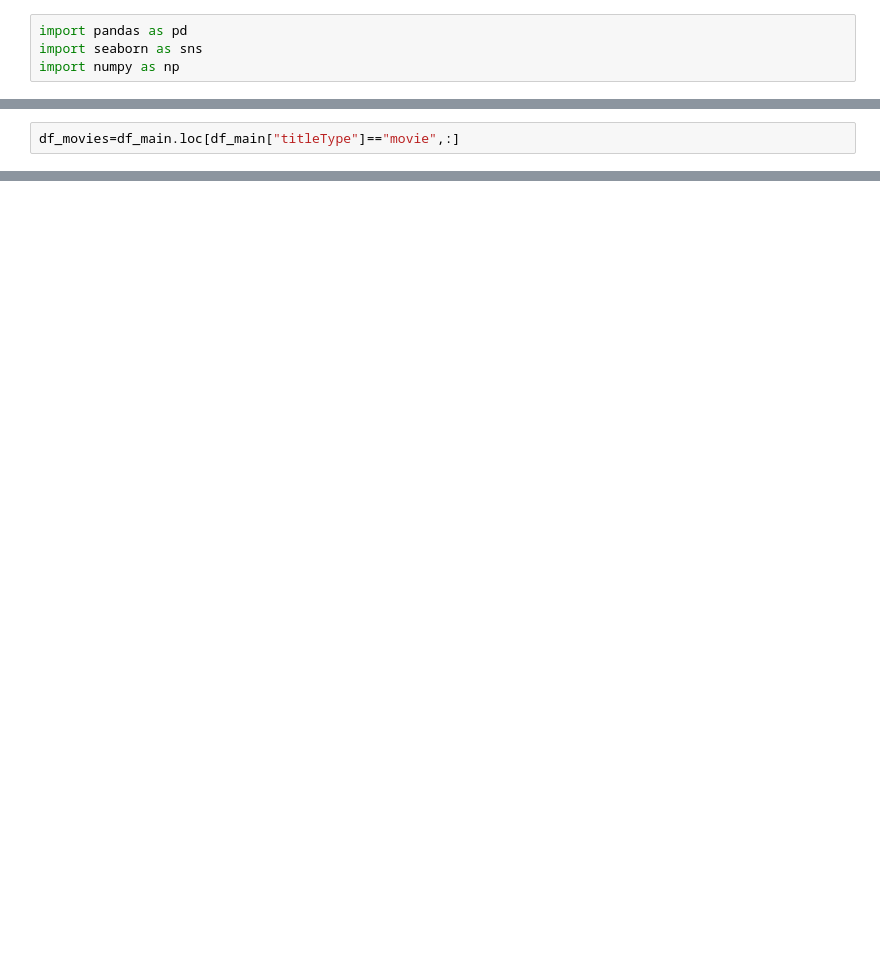
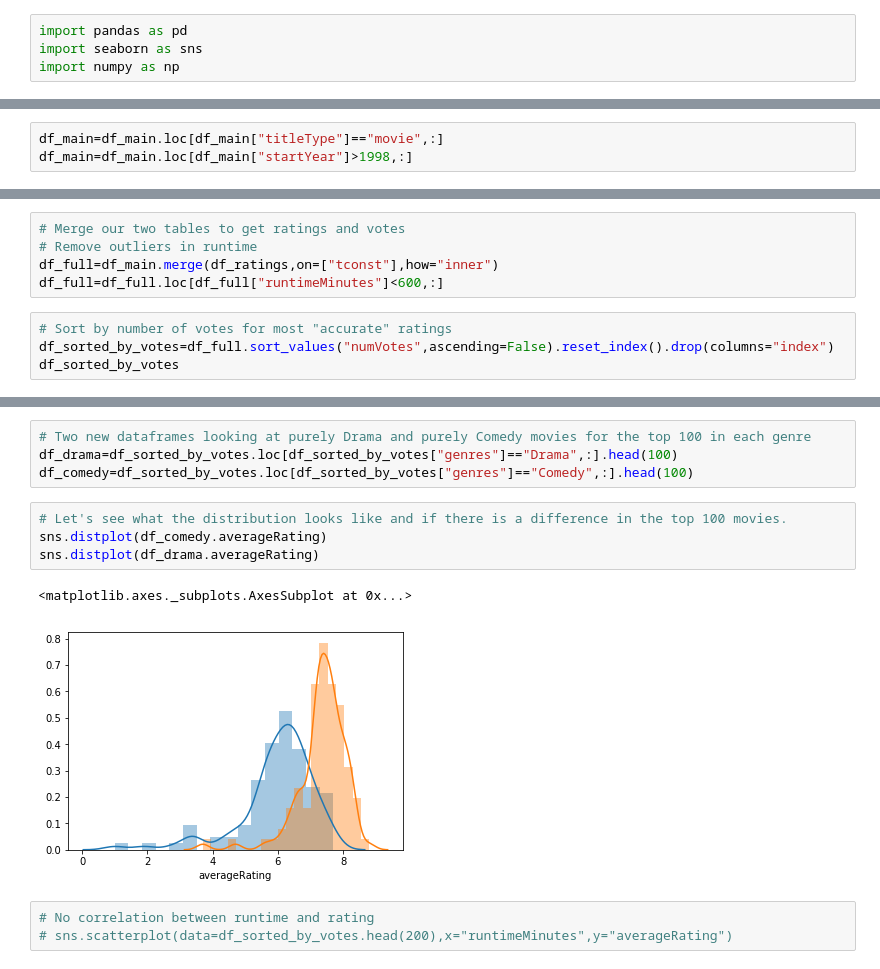
Before and after one commit to Greg-S-12/movies_project3, a Jupyter notebook: Data_Cleaning.ipynb, the cells around one changed output, grey strips where cells are left out. Drawn from its saved outputs; the diff is of its cells as text; blank space fills up the shorter version.

```diff
--- a/Data_Cleaning.ipynb
+++ b/Data_Cleaning.ipynb
@@ -17,2 +36,3 @@ array(['short', 'movie', 'tvMovie', 'tvSeries', 'tvEpisode', 'tvShort',
 # %%
-df_movies=df_main.loc[df_main["titleType"]=="movie",:]
+df_main=df_main.loc[df_main["titleType"]=="movie",:]
+df_main=df_main.loc[df_main["startYear"]>1998,:]
@@ -52,0 +60,9 @@ TypeError: '>' not supported between instances of 'int' and 'str'
+# %%
+# Merge our two tables to get ratings and votes
+# Remove outliers in runtime
+df_full=df_main.merge(df_ratings,on=["tconst"],how="inner")
+df_full=df_full.loc[df_full["runtimeMinutes"]<600,:]
+# %%
+# Sort by number of votes for most "accurate" ratings
+df_sorted_by_votes=df_full.sort_values("numVotes",ascending=False).reset_index().drop(columns="index")
+df_sorted_by_votes
@@ -52,0 +88,14 @@ TypeError: '>' not supported between instances of 'int' and 'str'
+# %%
+# Two new dataframes looking at purely Drama and purely Comedy movies for the top 100 in each genre
+df_drama=df_sorted_by_votes.loc[df_sorted_by_votes["genres"]=="Drama",:].head(100)
+df_comedy=df_sorted_by_votes.loc[df_sorted_by_votes["genres"]=="Comedy",:].head(100)
+# %%
+# Let's see what the distribution looks like and if there is a difference in the top 100 movies.
+sns.distplot(df_comedy.averageRating)
+sns.distplot(df_drama.averageRating)
+# %% [output]
+<matplotlib.axes._subplots.AxesSubplot at 0x...>
+[figure, added]
+# %%
+# No correlation between runtime and rating
+# sns.scatterplot(data=df_sorted_by_votes.head(200),x="runtimeMinutes",y="averageRating")
```
Also changed, not shown: parts of 15 cells of this notebook, 6 other files.
